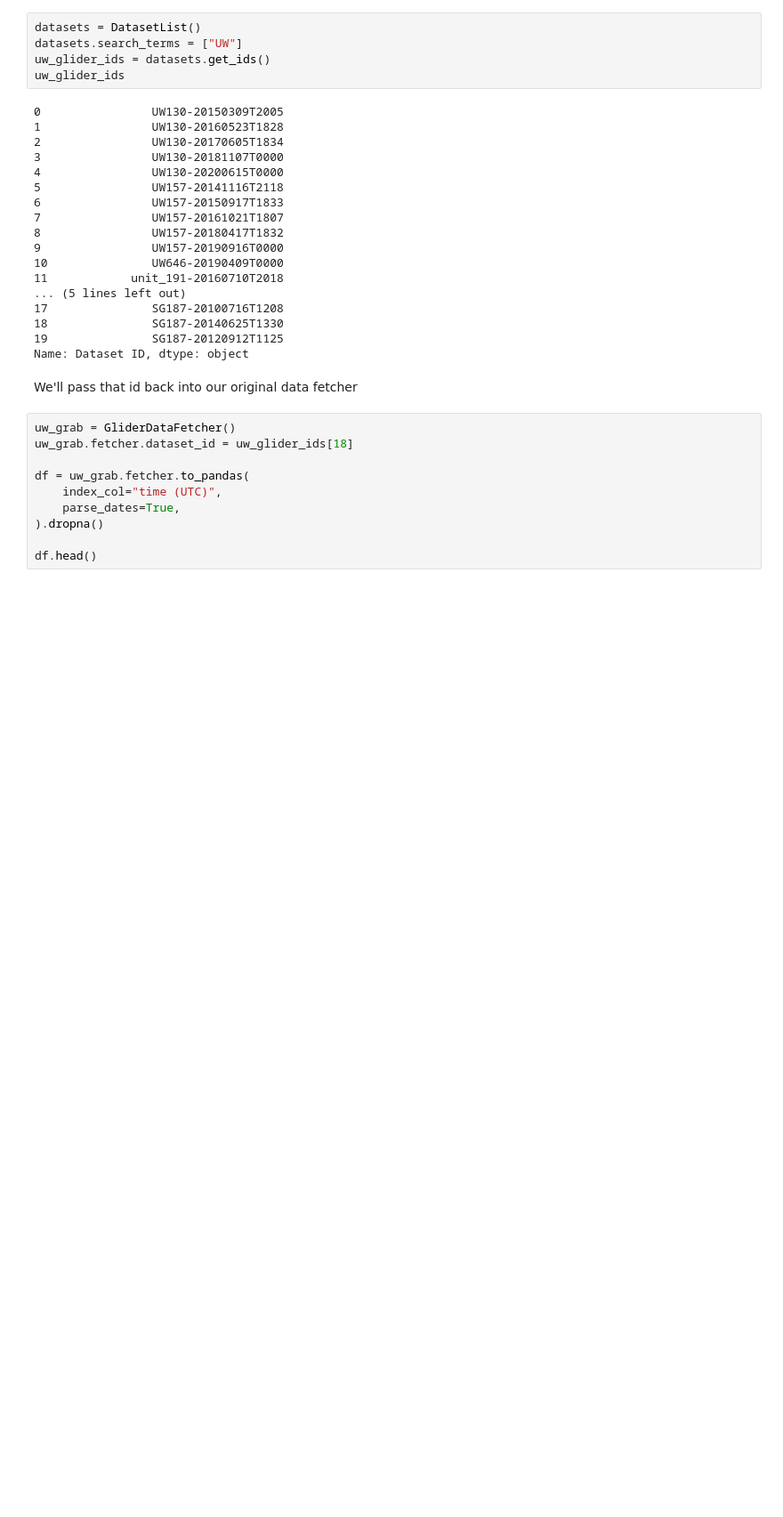
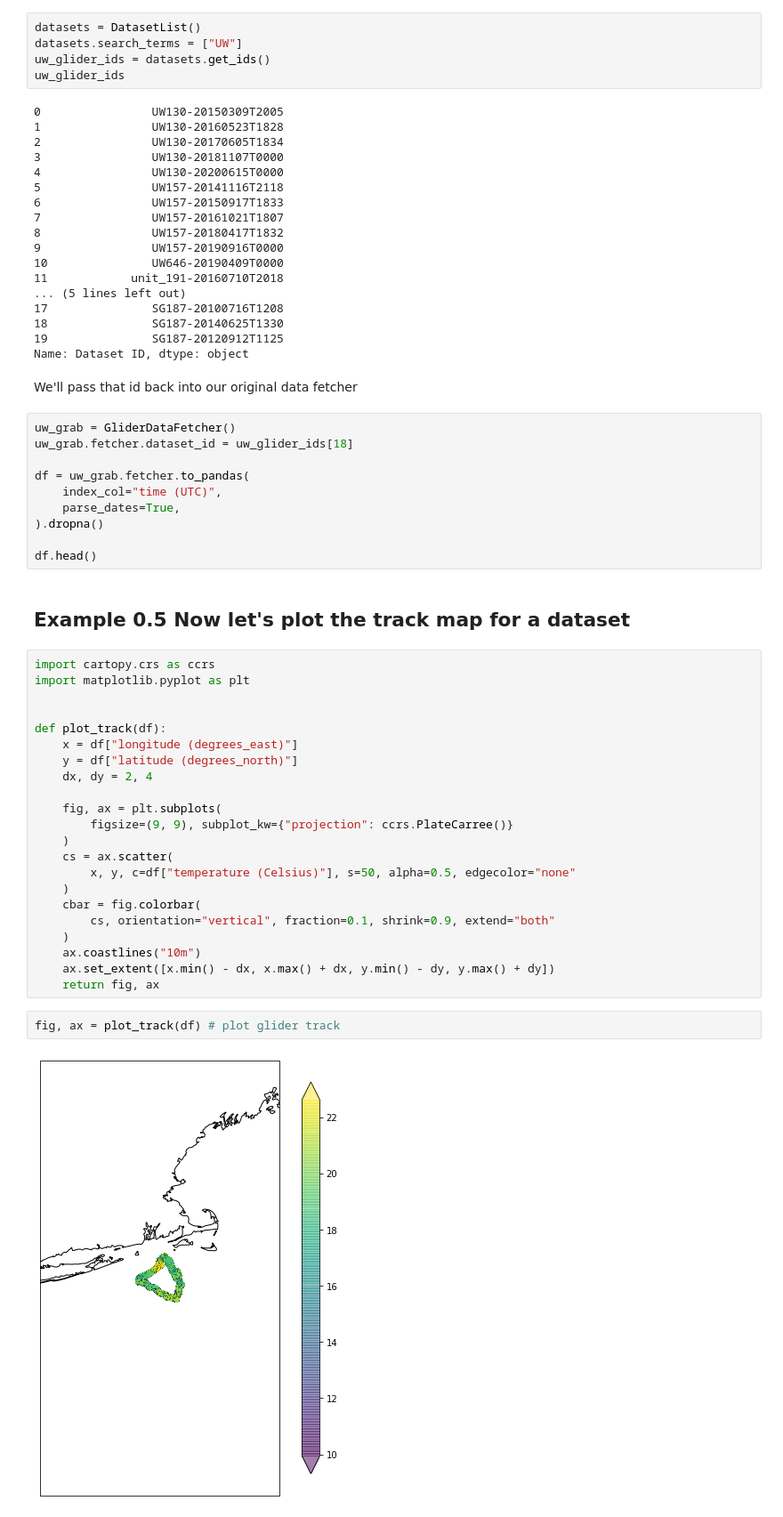
Before and after one commit to ioos/gliderpy, a Jupyter notebook: notebooks/demo.ipynb, the cells around one changed output. Shown at 89% size. Drawn from its saved outputs; the diff is of its cells as text; blank space fills up the shorter version.

Commit message:
added demo functions to plot track and transect for a dataset

```diff
--- a/notebooks/demo.ipynb
+++ b/notebooks/demo.ipynb
@@ -295,3 +295,31 @@ df = uw_grab.fetcher.to_pandas(
 ).dropna()
 
 df.head()
+# %% [markdown]
+## Example 0.5 Now let's plot the track map for a dataset
+# %%
+import cartopy.crs as ccrs
+import matplotlib.pyplot as plt
+
+
+def plot_track(df):
+    x = df["longitude (degrees_east)"]
+    y = df["latitude (degrees_north)"]
+    dx, dy = 2, 4
+
+    fig, ax = plt.subplots(
+        figsize=(9, 9), subplot_kw={"projection": ccrs.PlateCarree()}
+    )
+    cs = ax.scatter(
+        x, y, c=df["temperature (Celsius)"], s=50, alpha=0.5, edgecolor="none"
+    )
+    cbar = fig.colorbar(
+        cs, orientation="vertical", fraction=0.1, shrink=0.9, extend="both"
+    )
+    ax.coastlines("10m")
+    ax.set_extent([x.min() - dx, x.max() + dx, y.min() - dy, y.max() + dy])
+    return fig, ax
+# %%
+fig, ax = plot_track(df) # plot glider track
+# %% [output]
+[figure, added]
```
Also changed, not shown: parts of 5 cells of this notebook.
